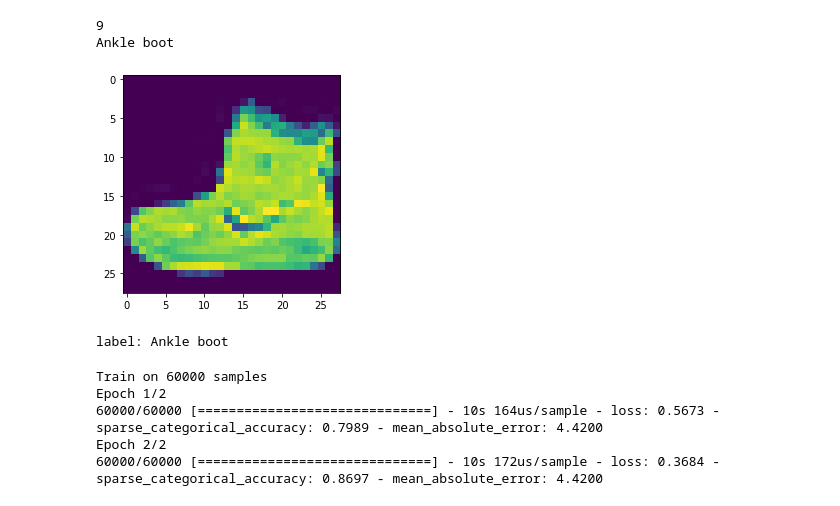
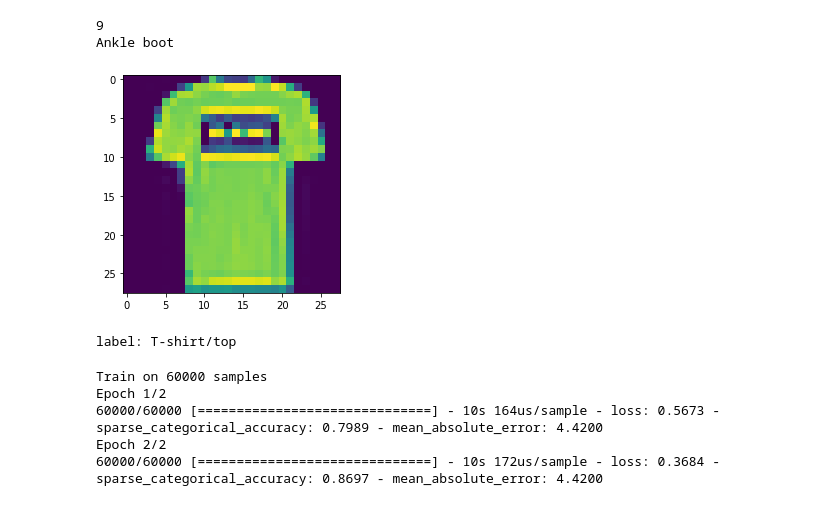
Before and after one commit to lalitgarg12/tensorflow-repo, a Jupyter notebook: Getting Started with TensorFlow 2/Week2 - Sequential Model API/01BuildSeqModel.ipynb, the cells around one changed output. Cells and saved outputs as stored; diff of their text form; code cells hidden in the pictures.

```diff
--- a/Getting Started with TensorFlow 2/Week2 - Sequential Model API/01BuildSeqModel.ipynb
+++ b/Getting Started with TensorFlow 2/Week2 - Sequential Model API/01BuildSeqModel.ipynb
@@ -162,14 +162,14 @@ test_images = test_images/255.
 # %%
 # Display one of the images
 
-i = 0
+i = 1
 img = train_images[i,:,:]
 plt.imshow(img)
 plt.show()
 print(f"label: {labels[train_labels[i]]}")
 # %% [output]
-[figure, old version]
+[figure, new version]
-label: Ankle boot
+label: T-shirt/top
 # %%
 # Fit the model
 # train_images size dimension needs to be checked.
```
Also changed, not shown: parts of 11 cells of this notebook.
